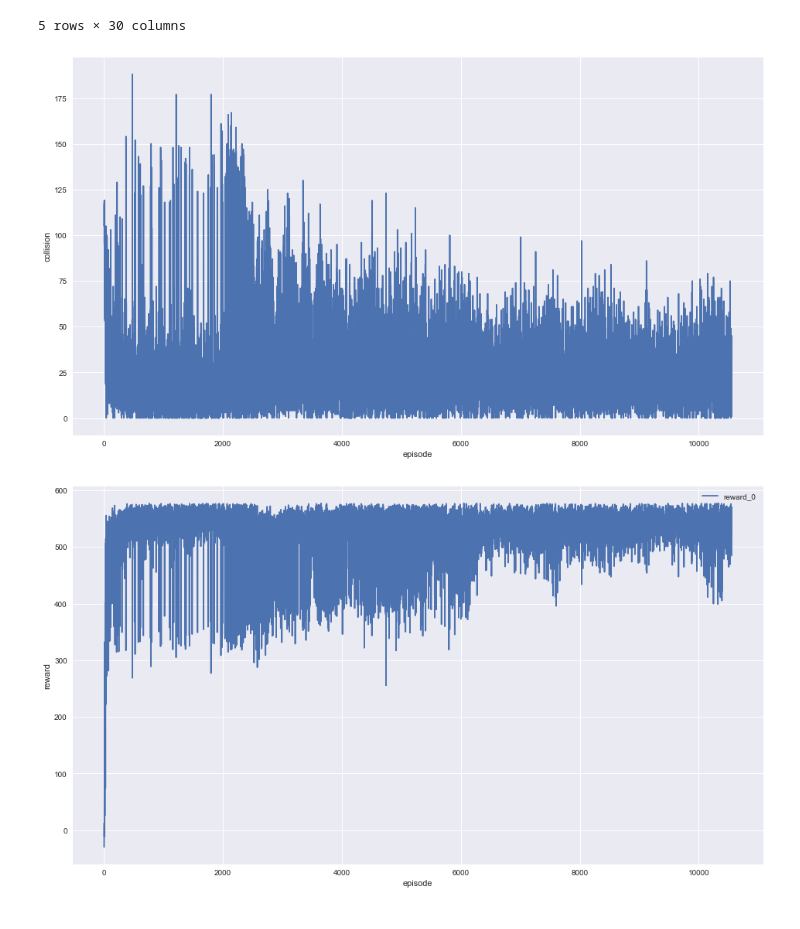
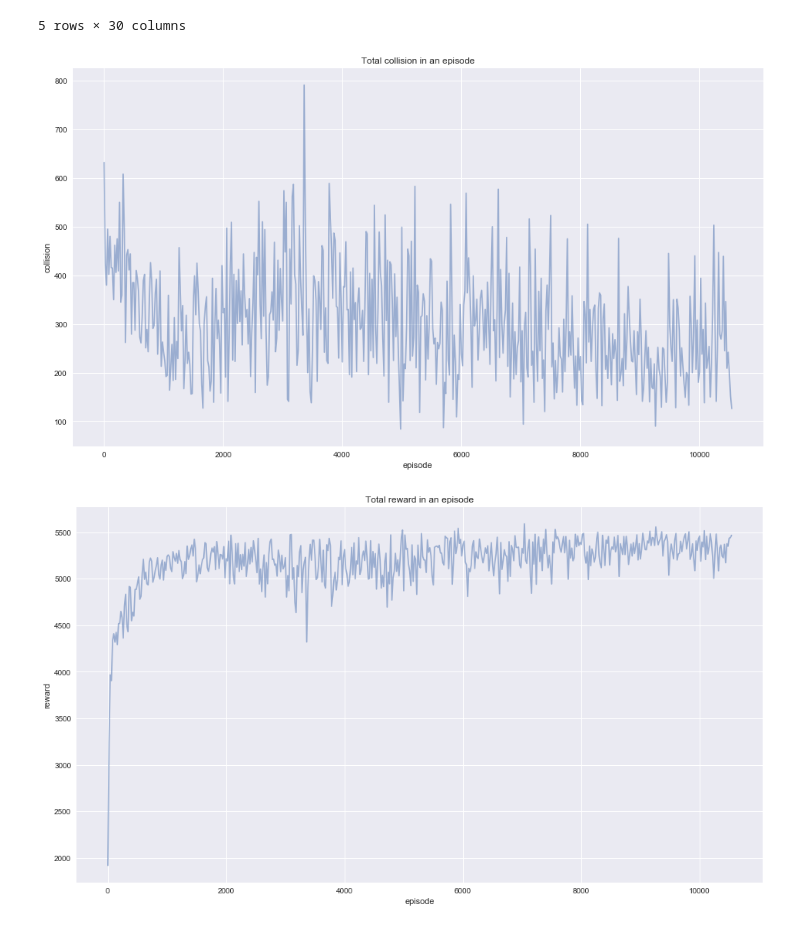
Before and after one commit to rubiruchi/traffic-optimization-with-RL, a Jupyter notebook: Data Analysis.ipynb, the cells around one changed output. Drawn from its saved outputs; the diff is of its cells as text; code cells hidden in the pictures.

```diff
--- a/Data Analysis.ipynb
+++ b/Data Analysis.ipynb
@@ -34,15 +34,17 @@ stats.head()
 5 rows × 30 columns
 # %%
 #collision for agent0
-stats.iloc[:,0].plot();
+stats.iloc[::20,:10].sum(axis=1).plot(alpha=0.5);
 plt.ylabel('collision');
+plt.title('Total collision in an episode');
 # %% [output]
-[figure, old version]
+[figure, new version]
 # %%
 #reward for agent0
-stats.iloc[:,10:11].plot();
+stats.iloc[::20,10:20].sum(axis=1).plot(alpha=0.5);
 plt.ylabel('reward');
+plt.title('Total reward in an episode');
 # %% [output]
-[figure, old version]
+[figure, new version]
 # %%
 #loss for agent0
```
Also changed, not shown: parts of 1 cell of this notebook, 4 other files.
